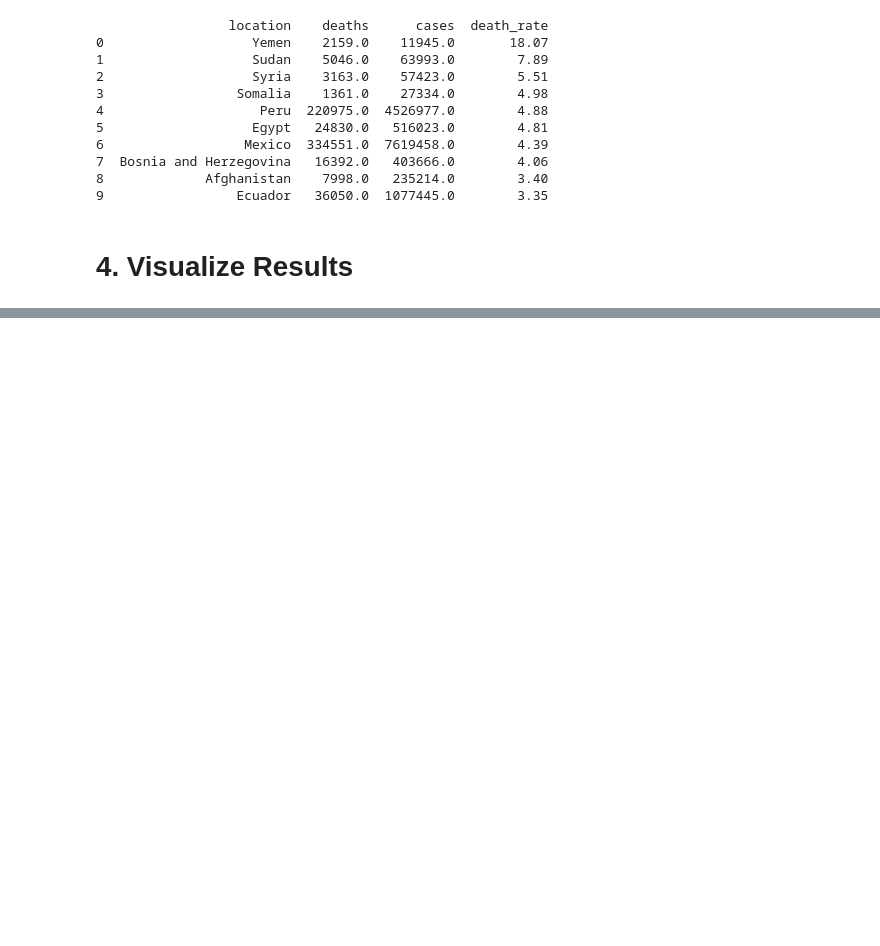
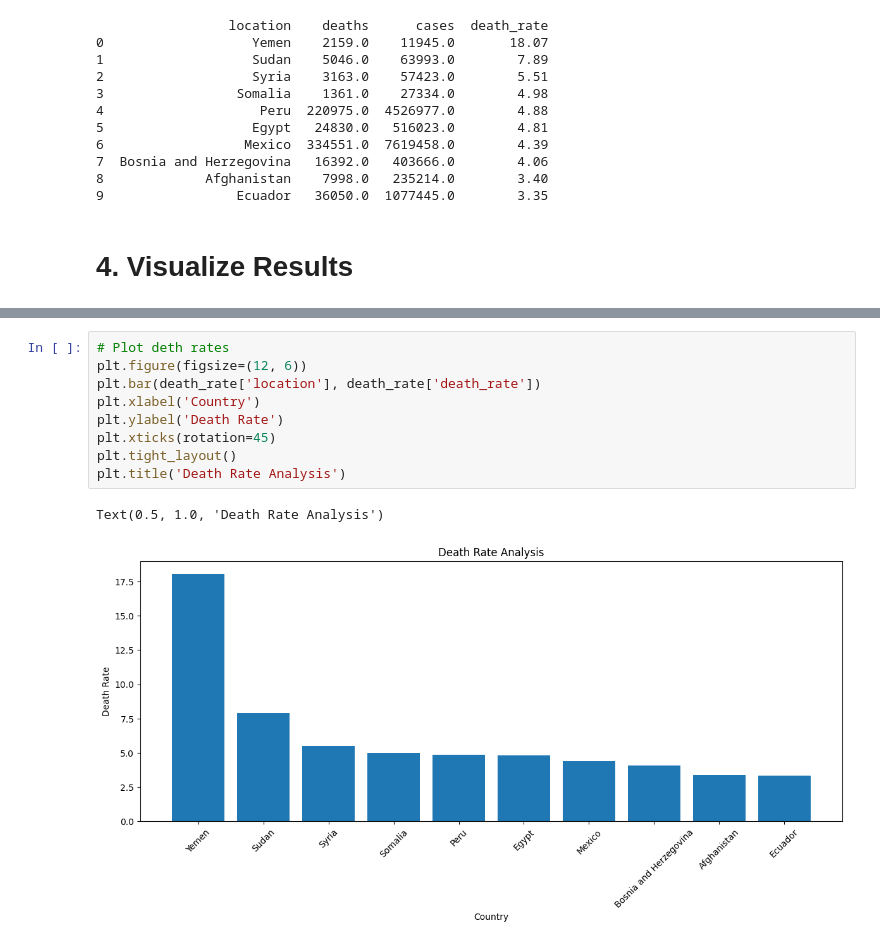
Before and after one commit to PavicicJadranko/COVID-19-Analysis, a Jupyter notebook: COVID_19_Analysis.ipynb, the cells around one changed output, grey strips where cells are left out. Drawn from its saved outputs; the diff is of its cells as text; blank space fills up the shorter version.

```diff
--- a/COVID_19_Analysis.ipynb
+++ b/COVID_19_Analysis.ipynb
@@ -135,0 +132,12 @@ plt.title('Top 10 Countries by Total Cases')
+# %%
+# Plot deth rates
+plt.figure(figsize=(12, 6))
+plt.bar(death_rate['location'], death_rate['death_rate'])
+plt.xlabel('Country')
+plt.ylabel('Death Rate')
+plt.xticks(rotation=45)
+plt.tight_layout()
+plt.title('Death Rate Analysis')
+# %% [output]
+Text(0.5, 1.0, 'Death Rate Analysis')
+[figure, added]
```
Also changed, not shown: parts of 3 cells of this notebook.
